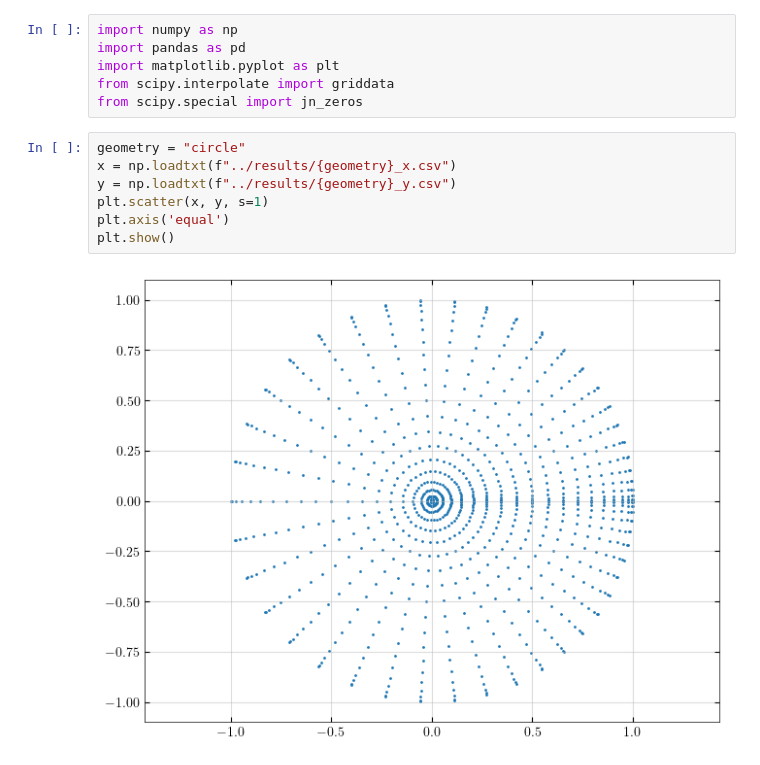
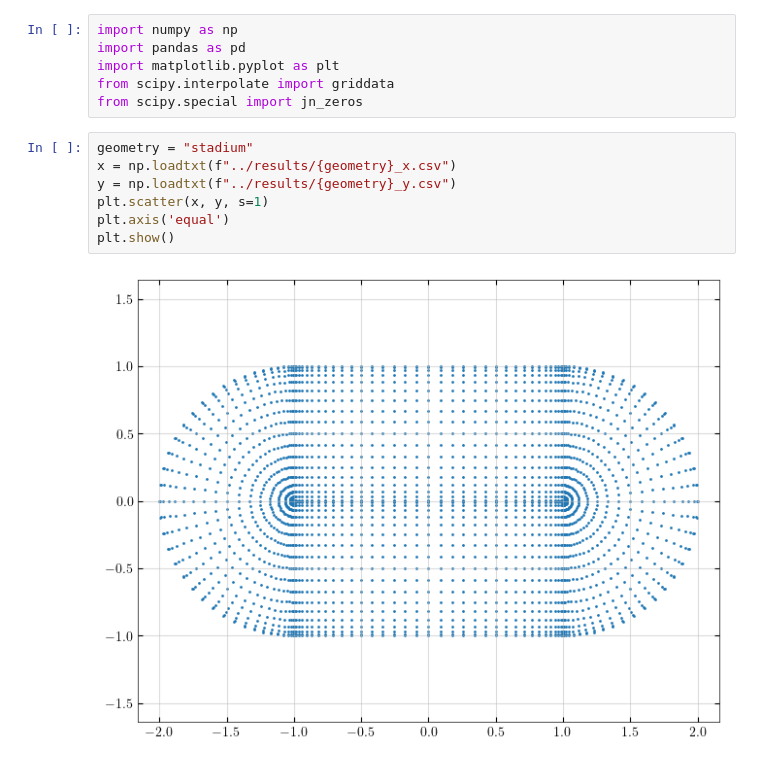
Before and after one commit to PyrooL/quantum-stadium, a Jupyter notebook: src/postprocessing.ipynb, the cells around one changed output. Cells and saved outputs as stored; diff of their text form.

```diff
--- a/src/postprocessing.ipynb
+++ b/src/postprocessing.ipynb
@@ -5,14 +5,14 @@ import matplotlib.pyplot as plt
 from scipy.interpolate import griddata
 from scipy.special import jn_zeros
 # %%
-geometry = "circle"
+geometry = "stadium"
 x = np.loadtxt(f"../results/{geometry}_x.csv")
 y = np.loadtxt(f"../results/{geometry}_y.csv")
 plt.scatter(x, y, s=1)
 plt.axis('equal')
 plt.show()
 # %% [output]
-[figure, old version]
+[figure, new version]
 # %%
 eigval_real = np.loadtxt(f"../results/{geometry}_eigval_real.csv")
 eigval_imag = np.loadtxt(f"../results/{geometry}_eigval_imag.csv")
```
Also changed, not shown: parts of 9 cells of this notebook, 11 other files.
